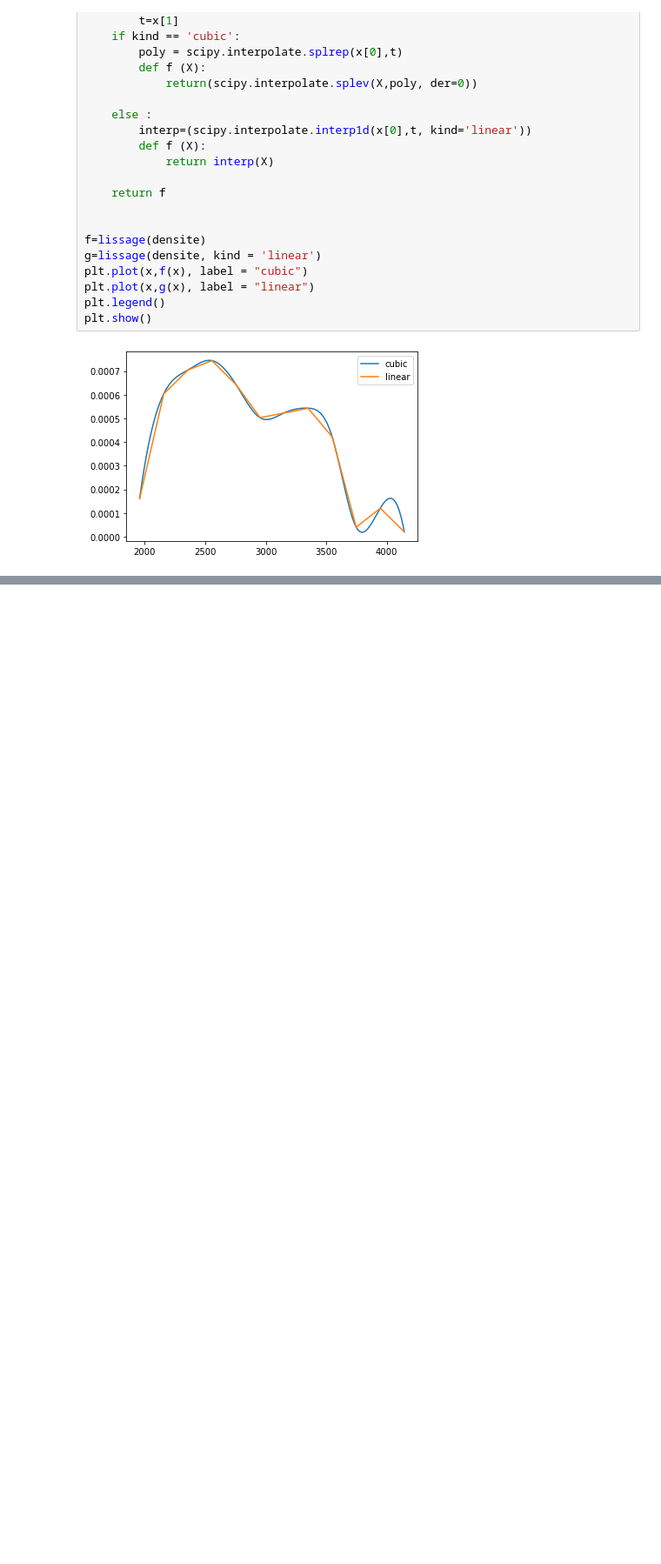
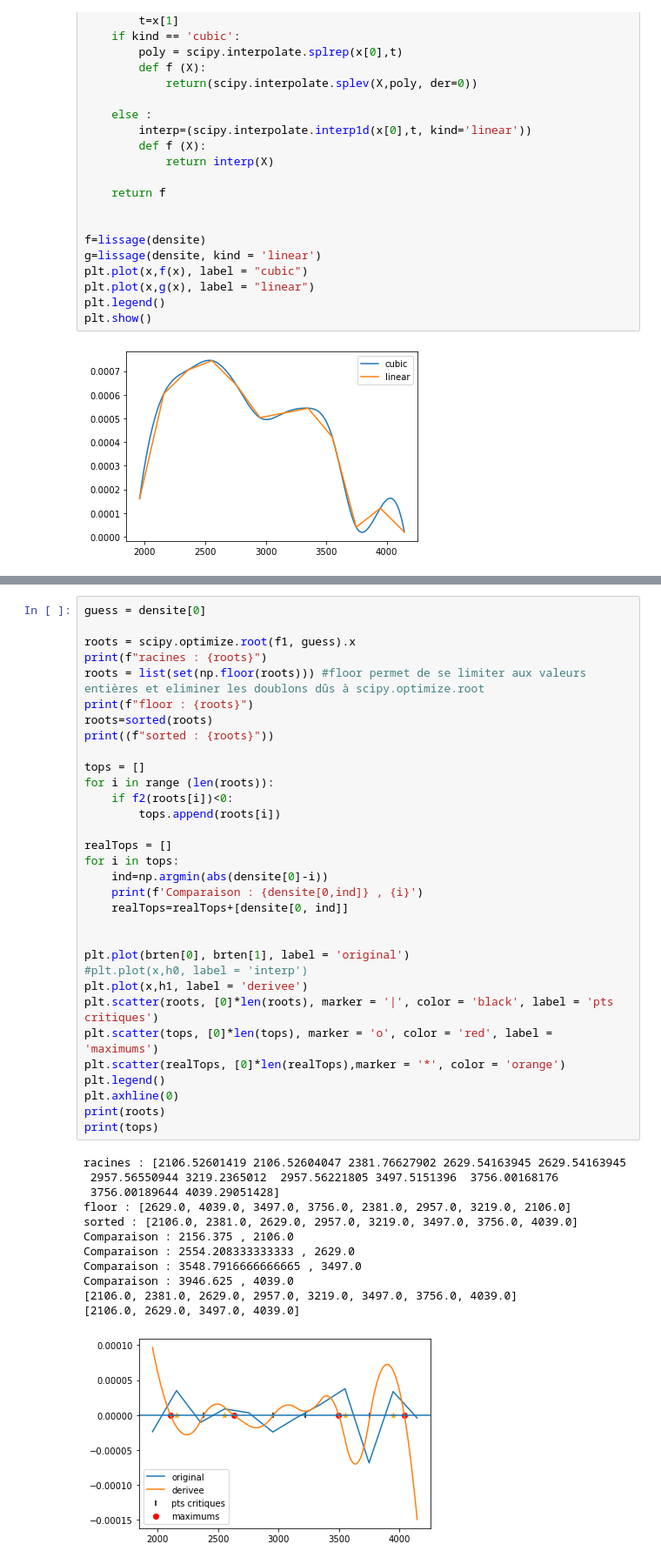
Before and after one commit to Kirscher/ResultAthle, a Jupyter notebook: algoStatCourse.ipynb, the cells around one changed output, grey strips where cells are left out. Shown at 87% size. Cells and saved outputs as stored; diff of their text form; blank space fills up the shorter version.

Commit message:
Trouve les max sur le bruit
algo permettant de trouver les pics de densité de temps

```diff
--- a/algoStatCourse.ipynb
+++ b/algoStatCourse.ipynb
@@ -164,0 +189,45 @@ scipy.integrate.quad(lambda x: scipy.interpolate.splev(x,poly),densite[0][0], de
+# %%
+guess = densite[0]
+
+roots = scipy.optimize.root(f1, guess).x
+print(f"racines : {roots}")
+roots = list(set(np.floor(roots))) #floor permet de se limiter aux valeurs entières et eliminer les doublons dûs à scipy.optimize.root
+print(f"floor : {roots}")
+roots=sorted(roots)
+print((f"sorted : {roots}"))
+
+tops = []
+for i in range (len(roots)):
+    if f2(roots[i])<0:
+        tops.append(roots[i])
+
+realTops = []
+for i in tops:
+    ind=np.argmin(abs(densite[0]-i))
+    print(f'Comparaison : {densite[0,ind]} , {i}')
+    realTops=realTops+[densite[0, ind]]
+
+
+plt.plot(brten[0], brten[1], label = 'original')
+#plt.plot(x,h0, label = 'interp')
+plt.plot(x,h1, label = 'derivee')
+plt.scatter(roots, [0]*len(roots), marker = '|', color = 'black', label = 'pts critiques')
+plt.scatter(tops, [0]*len(tops), marker = 'o', color = 'red', label = 'maximums')
+plt.scatter(realTops, [0]*len(realTops),marker = '*', color = 'orange')
+plt.legend()
+plt.axhline(0)
+print(roots)
+print(tops)
+# %% [output]
+racines : [2106.52601419 2106.52604047 2381.76627902 2629.54163945 2629.54163945
+ 2957.56550944 3219.2365012  2957.56221805 3497.5151396  3756.00168176
+ 3756.00189644 4039.29051428]
+floor : [2629.0, 4039.0, 3497.0, 3756.0, 2381.0, 2957.0, 3219.0, 2106.0]
+sorted : [2106.0, 2381.0, 2629.0, 2957.0, 3219.0, 3497.0, 3756.0, 4039.0]
+Comparaison : 2156.375 , 2106.0
+Comparaison : 2554.208333333333 , 2629.0
+Comparaison : 3548.7916666666665 , 3497.0
+Comparaison : 3946.625 , 4039.0
+[2106.0, 2381.0, 2629.0, 2957.0, 3219.0, 3497.0, 3756.0, 4039.0]
+[2106.0, 2629.0, 3497.0, 4039.0]
+[figure, added]
```
Also changed, not shown: parts of 4 cells of this notebook.
